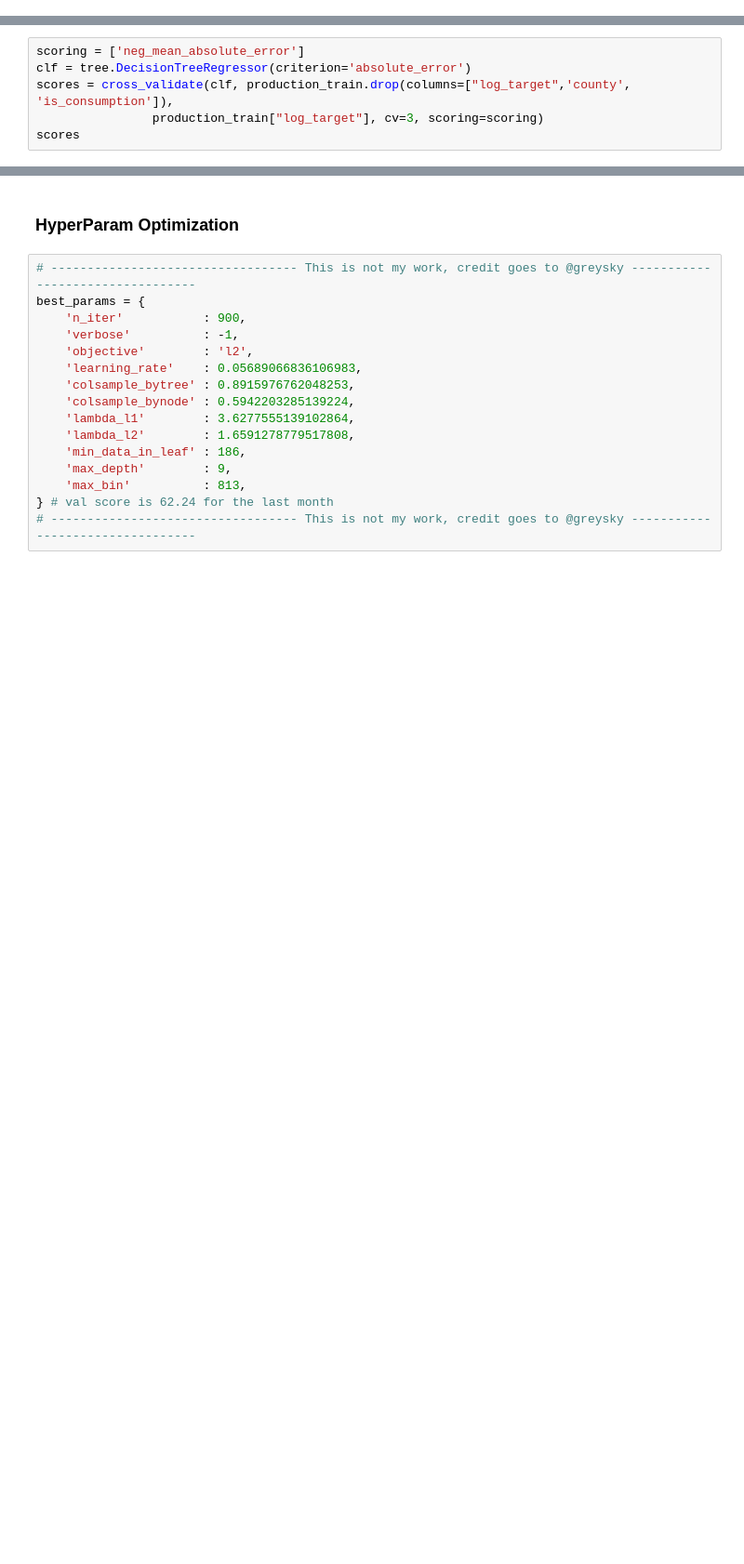
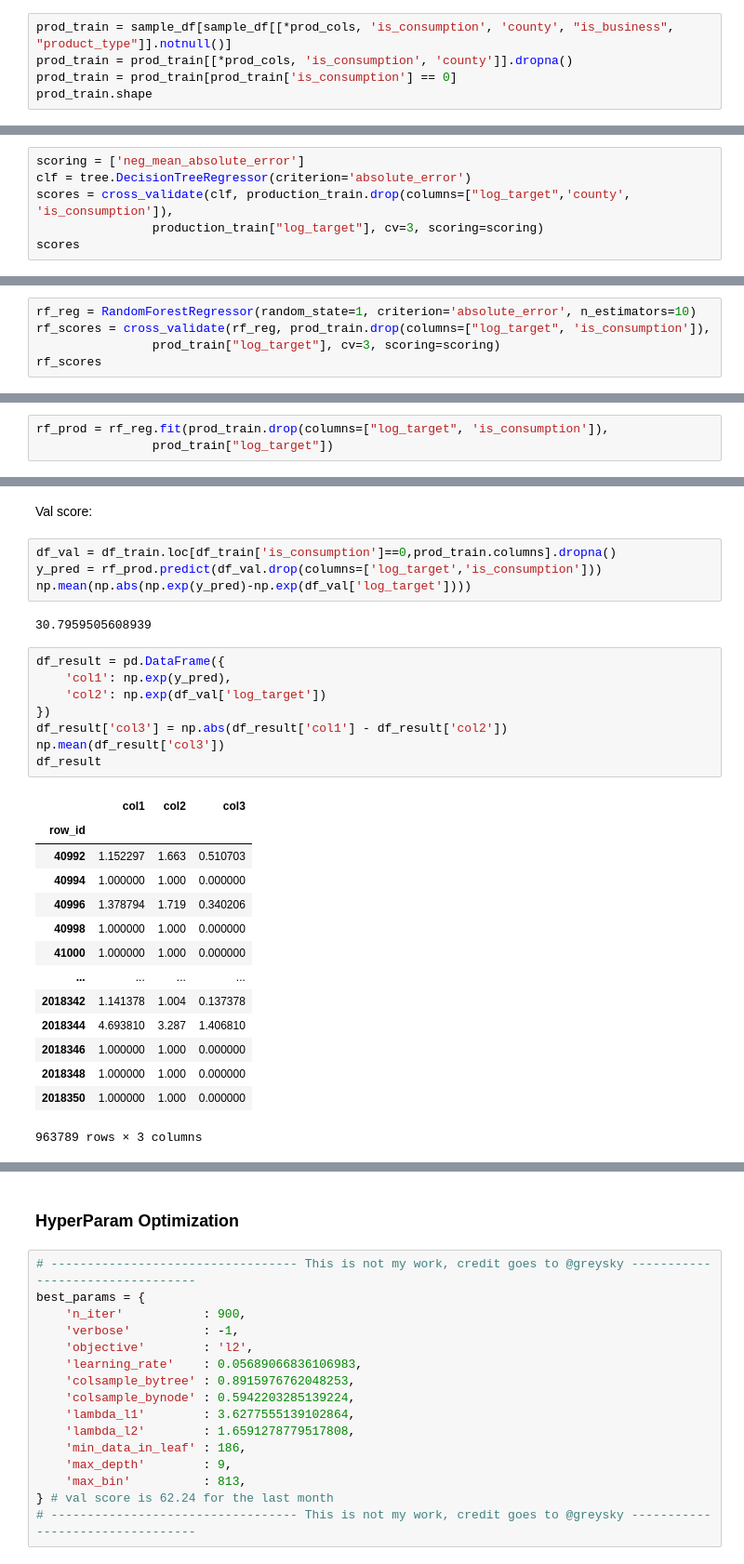
Before and after one commit to luisdi28ms/machine-learning, a Jupyter notebook: kaggle/enefit-prosumers-patterns.ipynb, the cells around one changed output, grey strips where cells are left out. Shown: that part at 93% size. Cells and saved outputs as stored; diff of their text form; blank space fills up the shorter version.

```diff
--- a/kaggle/enefit-prosumers-patterns.ipynb
+++ b/kaggle/enefit-prosumers-patterns.ipynb
@@ -453,0 +469,5 @@ production_train.shape
+# %%
+prod_train = sample_df[sample_df[[*prod_cols, 'is_consumption', 'county', "is_business", "product_type"]].notnull()]
+prod_train = prod_train[[*prod_cols, 'is_consumption', 'county']].dropna()
+prod_train = prod_train[prod_train['is_consumption'] == 0]
+prod_train.shape
@@ -479,0 +496,5 @@ scores
+# %%
+rf_reg = RandomForestRegressor(random_state=1, criterion='absolute_error', n_estimators=10)
+rf_scores = cross_validate(rf_reg, prod_train.drop(columns=["log_target", 'is_consumption']),
+                prod_train["log_target"], cv=3, scoring=scoring)
+rf_scores
@@ -479,0 +505,3 @@ scores
+# %%
+rf_prod = rf_reg.fit(prod_train.drop(columns=["log_target", 'is_consumption']),
+                prod_train["log_target"])
@@ -479,0 +559,31 @@ scores
+# %% [markdown]
+Val score:
+# %%
+df_val = df_train.loc[df_train['is_consumption']==0,prod_train.columns].dropna()
+y_pred = rf_prod.predict(df_val.drop(columns=['log_target','is_consumption']))
+np.mean(np.abs(np.exp(y_pred)-np.exp(df_val['log_target'])))
+# %% [output]
+30.7959505608939
+# %%
+df_result = pd.DataFrame({
+    'col1': np.exp(y_pred),
+    'col2': np.exp(df_val['log_target'])
+})
+df_result['col3'] = np.abs(df_result['col1'] - df_result['col2'])
+np.mean(df_result['col3'])
+df_result
+# %% [output]
+|  | col1 | col2 | col3 |
+| row_id |  |  |  |
+| 40992 | 1.152297 | 1.663 | 0.510703 |
+| 40994 | 1.000000 | 1.000 | 0.000000 |
+| 40996 | 1.378794 | 1.719 | 0.340206 |
+| 40998 | 1.000000 | 1.000 | 0.000000 |
+| 41000 | 1.000000 | 1.000 | 0.000000 |
+| ... | ... | ... | ... |
+| 2018342 | 1.141378 | 1.004 | 0.137378 |
+| 2018344 | 4.693810 | 3.287 | 1.406810 |
+| 2018346 | 1.000000 | 1.000 | 0.000000 |
+| 2018348 | 1.000000 | 1.000 | 0.000000 |
+| 2018350 | 1.000000 | 1.000 | 0.000000 |
+963789 rows × 3 columns
```
Also changed, not shown: parts of 31 cells of this notebook.
